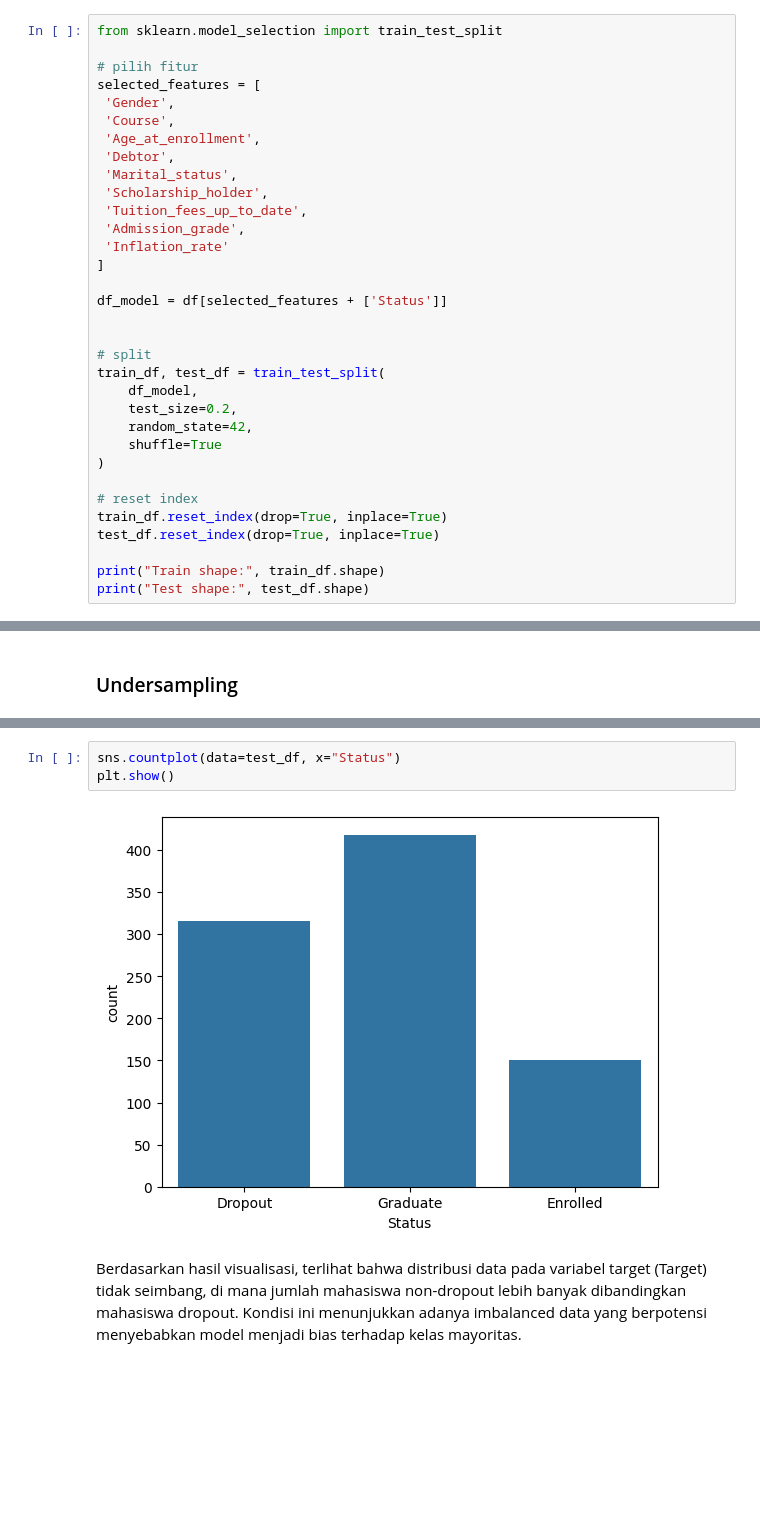
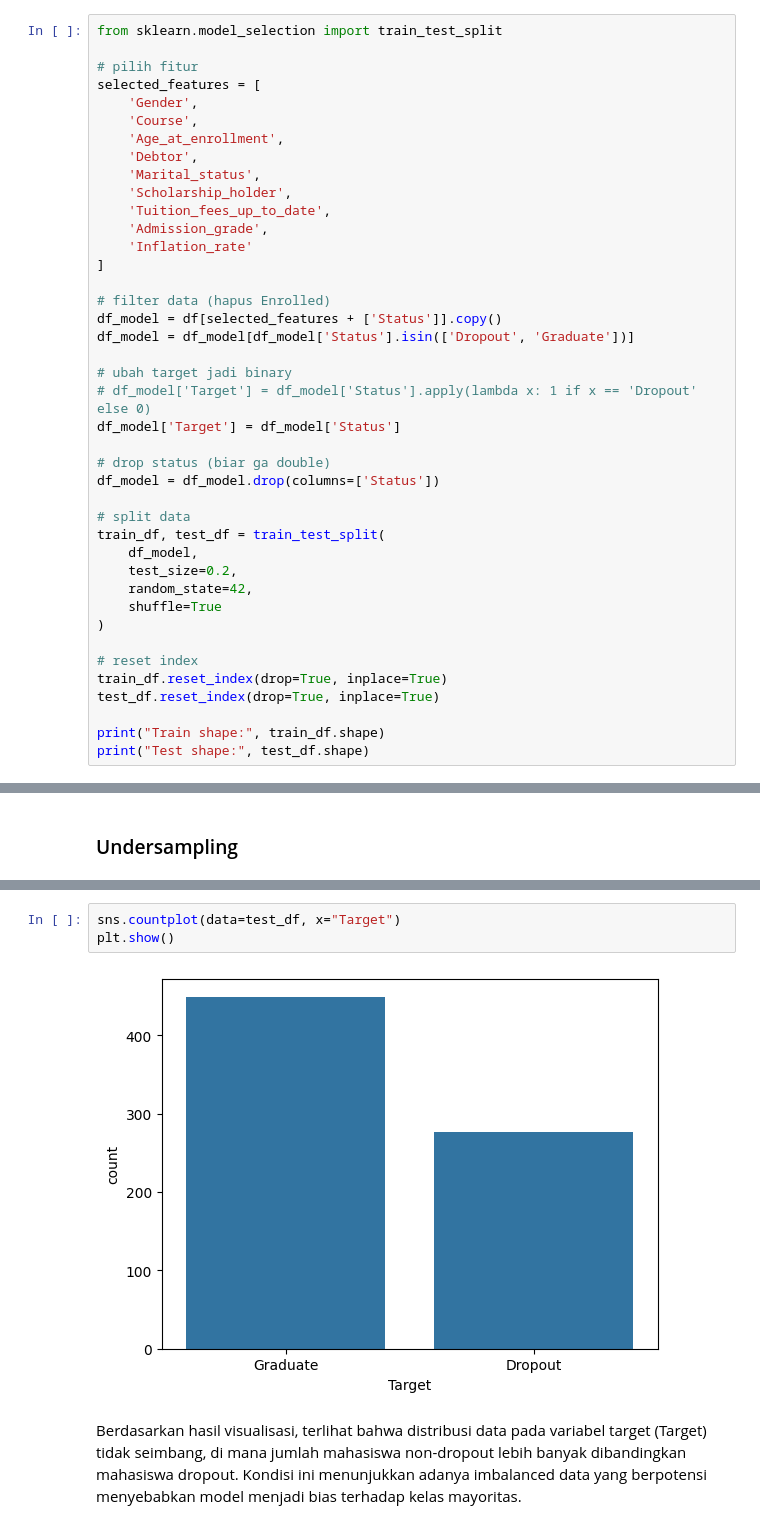
Before and after one commit to Sylfiaput12/proyek-student-dropout, a Jupyter notebook: notebook.ipynb, the cells around one changed output, grey strips where cells are left out. Saved outputs shown, nothing was run; the diff lists cells and outputs as text; blank space fills up the shorter version.

```diff
--- a/notebook.ipynb
+++ b/notebook.ipynb
@@ -344,21 +327,29 @@ from sklearn.model_selection import train_test_split
 
 # pilih fitur
 selected_features = [
- 'Gender',
- 'Course',
- 'Age_at_enrollment',
- 'Debtor',
- 'Marital_status',
- 'Scholarship_holder',
- 'Tuition_fees_up_to_date',
- 'Admission_grade',
- 'Inflation_rate'
+    'Gender',
+    'Course',
+    'Age_at_enrollment',
+    'Debtor',
+    'Marital_status',
+    'Scholarship_holder',
+    'Tuition_fees_up_to_date',
+    'Admission_grade',
+    'Inflation_rate'
 ]
 
-df_model = df[selected_features + ['Status']]
+# filter data (hapus Enrolled)
+df_model = df[selected_features + ['Status']].copy()
+df_model = df_model[df_model['Status'].isin(['Dropout', 'Graduate'])]
 
+# ubah target jadi binary
+# df_model['Target'] = df_model['Status'].apply(lambda x: 1 if x == 'Dropout' else 0)
+df_model['Target'] = df_model['Status']
 
-# split
+# drop status (biar ga double)
+df_model = df_model.drop(columns=['Status'])
+
+# split data
 train_df, test_df = train_test_split(
     df_model,
     test_size=0.2,
@@ -407,8 +396,8 @@ plt.show()
 # %%
-sns.countplot(data=test_df, x="Status")
+sns.countplot(data=test_df, x="Target")
 plt.show()
 # %% [output]
-[figure, old version]
+[figure, new version]
 # %% [markdown]
 Berdasarkan hasil visualisasi, terlihat bahwa distribusi data pada variabel target (Target) tidak seimbang, di mana jumlah mahasiswa non-dropout lebih banyak dibandingkan mahasiswa dropout. Kondisi ini menunjukkan adanya imbalanced data yang berpotensi menyebabkan model menjadi bias terhadap kelas mayoritas.
 # %%
```
Also changed, not shown: parts of 30 cells of this notebook, 8 other files.
